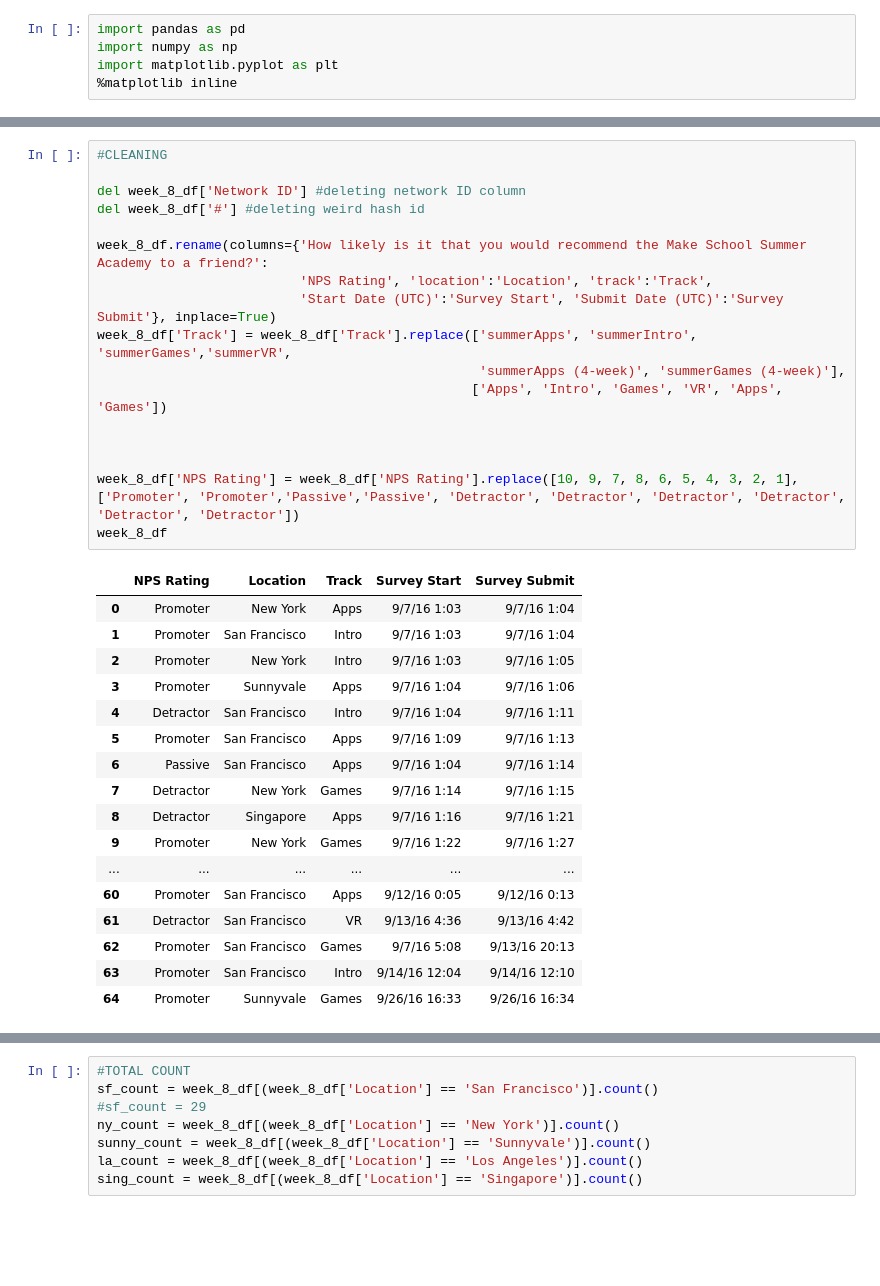
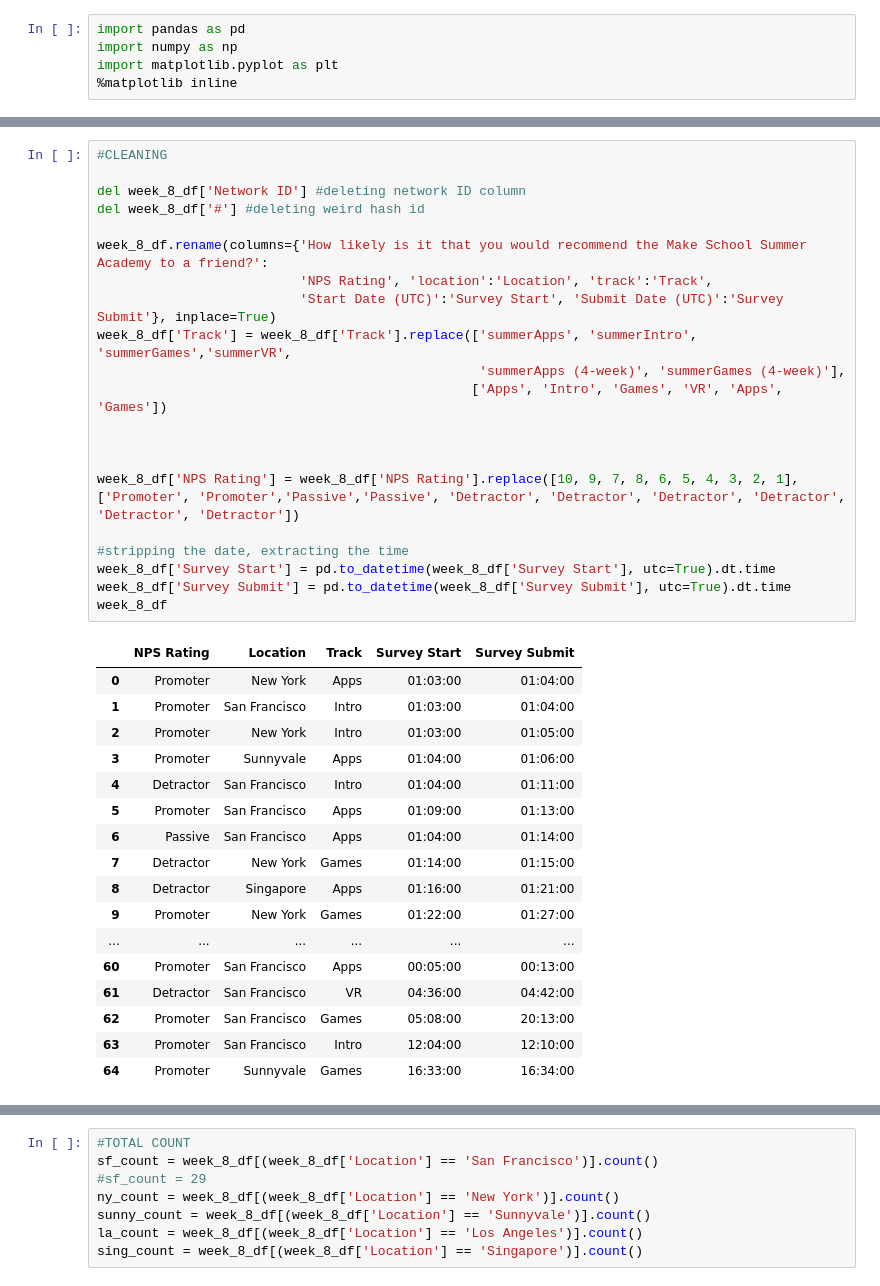
Before and after one commit to Meeshbhoombah/summerize, a Jupyter notebook: week_8_analysis.ipynb, the cells around one changed output, grey strips where cells are left out. Cells and saved outputs as stored; diff of their text form; blank space fills up the shorter version.

```diff
--- a/week_8_analysis.ipynb
+++ b/week_8_analysis.ipynb
@@ -28,38 +28,42 @@ week_8_df
 # %%
 #CLEANING
 
 del week_8_df['Network ID'] #deleting network ID column
 del week_8_df['#'] #deleting weird hash id
 
 week_8_df.rename(columns={'How likely is it that you would recommend the Make School Summer Academy to a friend?':
                           'NPS Rating', 'location':'Location', 'track':'Track',
                           'Start Date (UTC)':'Survey Start', 'Submit Date (UTC)':'Survey Submit'}, inplace=True)
 week_8_df['Track'] = week_8_df['Track'].replace(['summerApps', 'summerIntro', 'summerGames','summerVR',
                                                  'summerApps (4-week)', 'summerGames (4-week)'],
                                                 ['Apps', 'Intro', 'Games', 'VR', 'Apps', 'Games'])
 
 
 
 week_8_df['NPS Rating'] = week_8_df['NPS Rating'].replace([10, 9, 7, 8, 6, 5, 4, 3, 2, 1],['Promoter', 'Promoter','Passive','Passive', 'Detractor', 'Detractor', 'Detractor', 'Detractor', 'Detractor', 'Detractor'])
+
+#stripping the date, extracting the time
+week_8_df['Survey Start'] = pd.to_datetime(week_8_df['Survey Start'], utc=True).dt.time
+week_8_df['Survey Submit'] = pd.to_datetime(week_8_df['Survey Submit'], utc=True).dt.time
 week_8_df
 # %% [output]
 |  | NPS Rating | Location | Track | Survey Start | Survey Submit |
-| 0 | Promoter | New York | Apps | 9/7/16 1:03 | 9/7/16 1:04 |
-| 1 | Promoter | San Francisco | Intro | 9/7/16 1:03 | 9/7/16 1:04 |
-| 2 | Promoter | New York | Intro | 9/7/16 1:03 | 9/7/16 1:05 |
-| 3 | Promoter | Sunnyvale | Apps | 9/7/16 1:04 | 9/7/16 1:06 |
-| 4 | Detractor | San Francisco | Intro | 9/7/16 1:04 | 9/7/16 1:11 |
-| 5 | Promoter | San Francisco | Apps | 9/7/16 1:09 | 9/7/16 1:13 |
-| 6 | Passive | San Francisco | Apps | 9/7/16 1:04 | 9/7/16 1:14 |
-| 7 | Detractor | New York | Games | 9/7/16 1:14 | 9/7/16 1:15 |
-| 8 | Detractor | Singapore | Apps | 9/7/16 1:16 | 9/7/16 1:21 |
-| 9 | Promoter | New York | Games | 9/7/16 1:22 | 9/7/16 1:27 |
+| 0 | Promoter | New York | Apps | 01:03:00 | 01:04:00 |
+| 1 | Promoter | San Francisco | Intro | 01:03:00 | 01:04:00 |
+| 2 | Promoter | New York | Intro | 01:03:00 | 01:05:00 |
+| 3 | Promoter | Sunnyvale | Apps | 01:04:00 | 01:06:00 |
+| 4 | Detractor | San Francisco | Intro | 01:04:00 | 01:11:00 |
+| 5 | Promoter | San Francisco | Apps | 01:09:00 | 01:13:00 |
+| 6 | Passive | San Francisco | Apps | 01:04:00 | 01:14:00 |
+| 7 | Detractor | New York | Games | 01:14:00 | 01:15:00 |
+| 8 | Detractor | Singapore | Apps | 01:16:00 | 01:21:00 |
+| 9 | Promoter | New York | Games | 01:22:00 | 01:27:00 |
 | ... | ... | ... | ... | ... | ... |
-| 60 | Promoter | San Francisco | Apps | 9/12/16 0:05 | 9/12/16 0:13 |
-| 61 | Detractor | San Francisco | VR | 9/13/16 4:36 | 9/13/16 4:42 |
-| 62 | Promoter | San Francisco | Games | 9/7/16 5:08 | 9/13/16 20:13 |
-| 63 | Promoter | San Francisco | Intro | 9/14/16 12:04 | 9/14/16 12:10 |
-| 64 | Promoter | Sunnyvale | Games | 9/26/16 16:33 | 9/26/16 16:34 |
+| 60 | Promoter | San Francisco | Apps | 00:05:00 | 00:13:00 |
+| 61 | Detractor | San Francisco | VR | 04:36:00 | 04:42:00 |
+| 62 | Promoter | San Francisco | Games | 05:08:00 | 20:13:00 |
+| 63 | Promoter | San Francisco | Intro | 12:04:00 | 12:10:00 |
+| 64 | Promoter | Sunnyvale | Games | 16:33:00 | 16:34:00 |
 # %%
 ##sql queries converted to pandas
 
```
Also changed, not shown: parts of 8 cells of this notebook.
